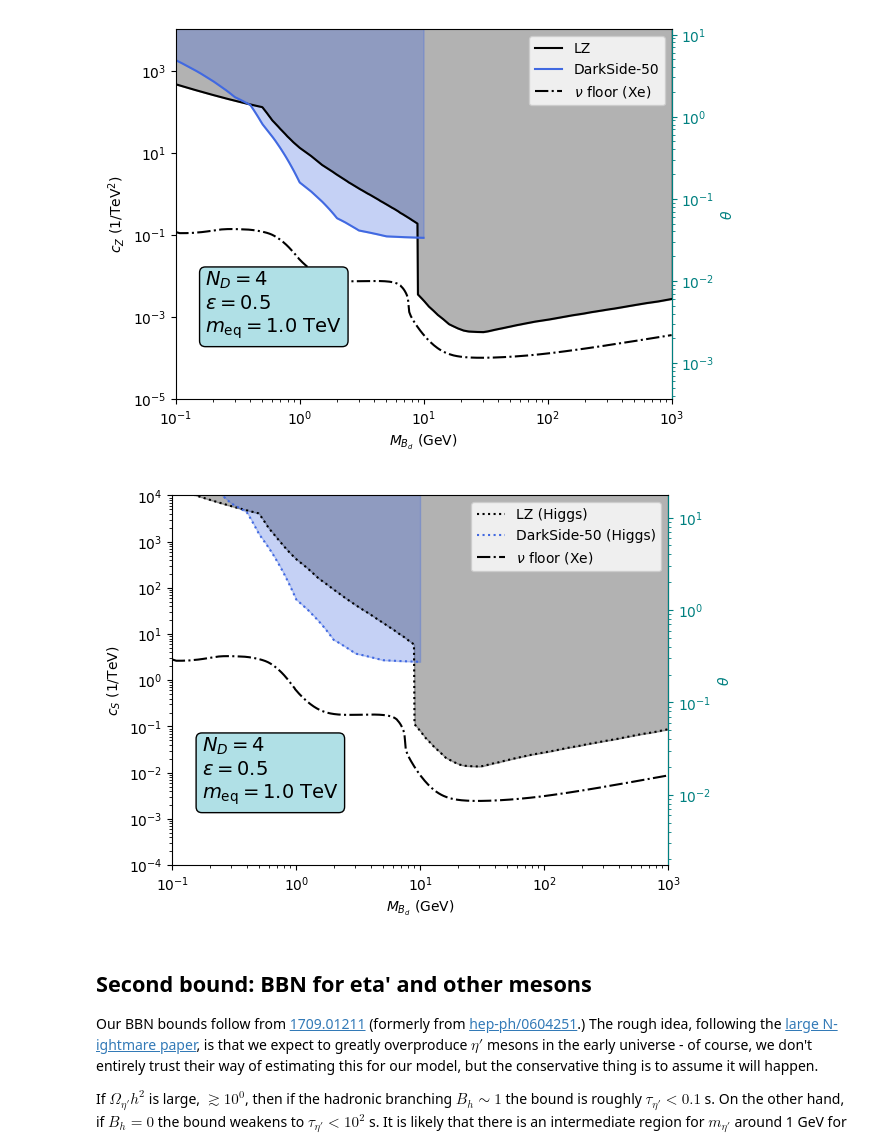
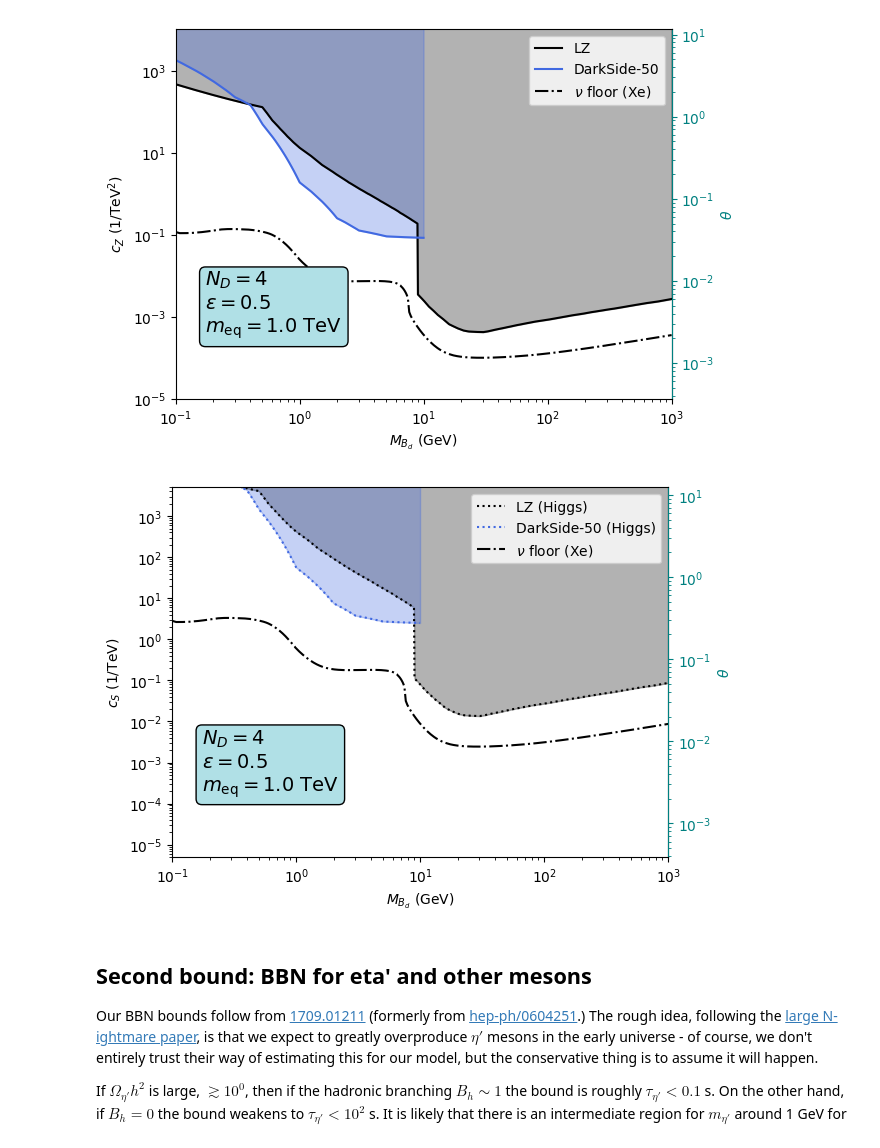
Before and after one commit to etneil/hsdm_code, a Jupyter notebook: hsdm-bounds-final.ipynb, the cells around one changed output. Cells and saved outputs as stored; diff of their text form; code cells hidden in the pictures.

Commit message:
Changed plotting range for Higgs DD

```diff
--- a/hsdm-bounds-final.ipynb
+++ b/hsdm-bounds-final.ipynb
@@ -900,36 +900,36 @@ plt.xlabel('$M_{B_d}\\ ({\\rm GeV})$')
 #plt.ylabel('$\\theta$')
 plt.ylabel('$c_S\\ (1/{\\rm TeV})$')
 
-plt.ylim(1e-4,1e4)
+plt.ylim(5e-6,5e3)
 plt.xlim(1e-1,1e3)
 
 plt.legend()
 
 ax = plt.gca()
 ax.fill_between(mx, theta_to_cS(LZB_noZ), 1e6, color='k', alpha=0.3)
 ax.fill_between(mx2, theta_to_cS(DSB_noZ), 1e6, color='royalblue', alpha=0.3)
 
 # Label model params used
 info_str = '\n'.join([
     f'$N_D = {ND}$',
     f'$\\epsilon = {eps}$',
     '$m_{\\rm eq} = ' + f'{m_eq/1000}$ TeV',
 ])
 
 ax.text(0.06, 0.18, info_str, transform=ax.transAxes, fontsize=14,
         bbox={'boxstyle': 'round', 'facecolor': 'powderblue'})
 
 ax2 = ax.secondary_yaxis('right', functions=(cS_to_theta, theta_to_cS))
 ax2.set_ylabel("$\\theta$")
 alt_ax_color='teal'
 ax2.tick_params(axis='y', which='both', colors=alt_ax_color)
 ax2.yaxis.label.set_color(alt_ax_color)
 ax.spines['right'].set_color(alt_ax_color)
 
 if save_plots:
     plt.savefig('DD_bounds_Higgs.pdf', bbox_inches='tight')
 # %% [output]
-[figure, old version]
+[figure, new version]
 # %% [markdown]
 ## Second bound: BBN for eta' and other mesons
 
```
